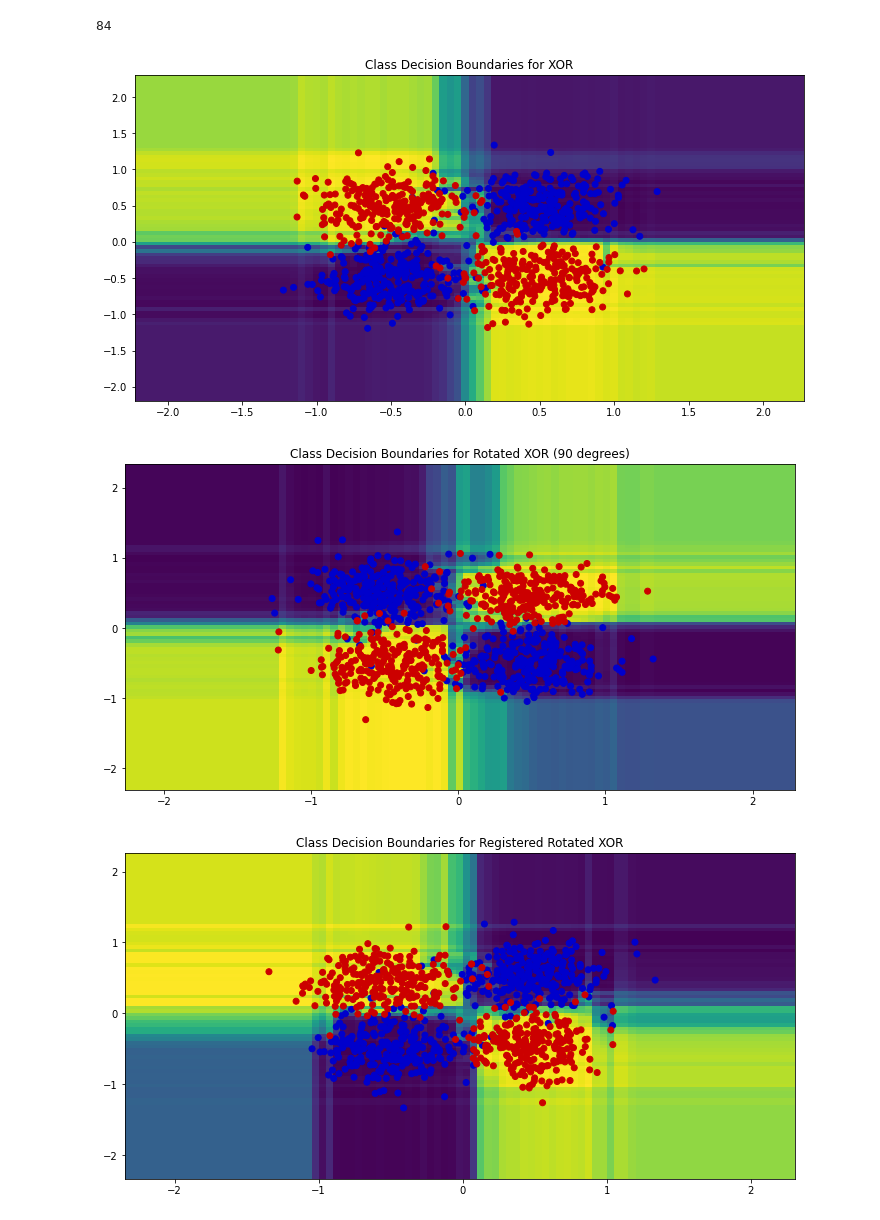
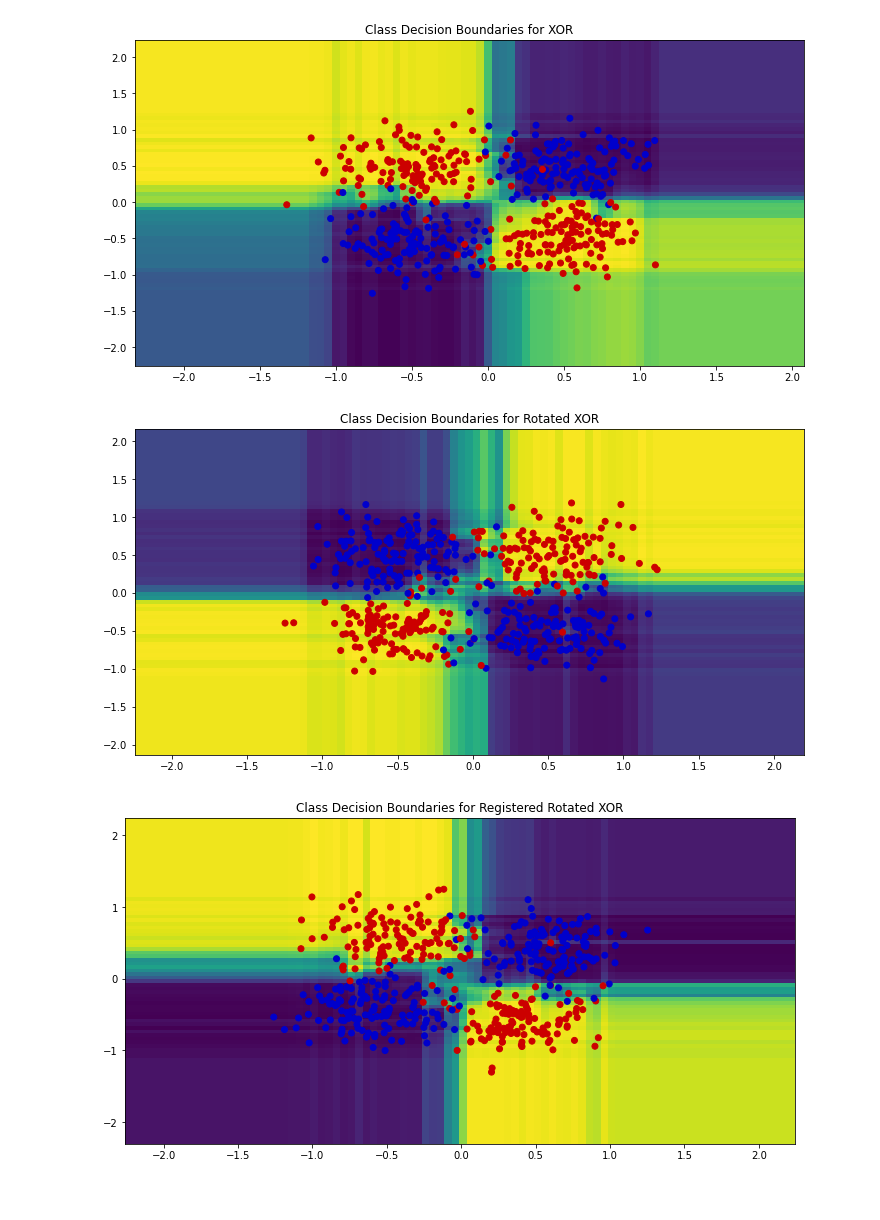
Before and after one commit to ykobaya9/ndd-links, a Jupyter notebook: Point_Set_DA.ipynb, the cells around one changed output. Drawn from its saved outputs; the diff is of its cells as text; code cells hidden in the pictures.

```diff
--- a/Point_Set_DA.ipynb
+++ b/Point_Set_DA.ipynb
@@ -190,8 +204,10 @@ def icp(A, B, y, init_pose=None, max_iterations=500, tolerance=1e-26):
     return T, src, i
 # %%
 # Supervised point set registration
-x1, y1 = make_XOR(n_samples=1000)
-x2, y2 = make_XOR(n_samples=1000, theta_rotation=np.pi/2)
+x1, y1 = generate_gaussian_parity(500)
+x2, y2 = generate_gaussian_parity(500, angle_params=np.pi/2)
+#x1, y1 = make_XOR(n_samples=500)
+#x2, y2 = make_XOR(n_samples=500, theta_rotation=np.pi/2)
 
 #Grid Setup for XOR1
 h = 0.05
@@ -213,26 +229,8 @@ grid2 = np.c_[xx2.ravel(), yy2.ravel()]
 
 #Grid Setup for XOR3
 h = 0.05
-#x1y1 = x1[np.where(y1 == 1)[0]]
-#x1y2 = x1[np.where(y1 == -1)[0]]
-#x2y1 = x2[np.where(y1 == 1)[0]]
-#x2y2 = x2[np.where(y1 == -1)[0]]
-
-#T_1, X3_1, i = icp(x2y1.copy(), x1y1.copy(), y1[np.where(y1 == 1)[0]])
-#X3_1 = X3_1.T[:,0:2]
-#T_2, X3_2, i = icp(x2y2.copy(), x1y2.copy(), y1[np.where(y1 == -1)[0]])
-#X3_2 = X3_2.T[:,0:2]
-#T_mean = (T_1+T_2) / 2
-
-T, X_3, i = icp(x2.copy(), x1.copy(), y2.copy())
+T, X_3, i = icp(x2.copy(), x1.copy(), y2.copy(), y1.copy())
 X3 = X_3.T[:,0:2]
-print(i)
-#m = x2.shape[1]
-#src = np.ones((m+1,x2.shape[0]))
-#src[:m,:] = np.copy(x2.T)
-#src = np.dot(T_mean, src)
-
-#X3 = src.T[:,0:2]
 
 Y3 = y2.copy()
 x3_min, x3_max = X3[:,0].min()-1, X3[:,0].max()+1
@@ -253,33 +251,31 @@ ZZ2 = ZZ2.reshape(xx2.shape)
 clf = RandomForestClassifier(n_estimators=500, max_depth=20)
 ZZ3 = clf.fit(X3,Y3).predict_proba(grid3)[:,0]
 ZZ3 = ZZ3.reshape(xx3.shape)
-# %% [output]
-84
 # %%
 #Plot the decision boundary for XOR1
 plt.figure(figsize=(12,6));
 plt.pcolormesh(xx1, yy1, ZZ1);
 plt.scatter(X1[:,0], X1[:,1], c=y1, cmap=cmap_bold);
 plt.xlim(xx1.min(), xx1.max());
 plt.ylim(yy1.min(), yy1.max());
 plt.title('Class Decision Boundaries for XOR');
 
 #Plot the decision boundary for XOR2
 plt.figure(figsize=(12,6));
 plt.pcolormesh(xx2, yy2, ZZ2);
 plt.scatter(X2[:,0], X2[:,1], c=y2, cmap=cmap_bold);
 plt.xlim(xx2.min(), xx2.max());
 plt.ylim(yy2.min(), yy2.max());
-plt.title('Class Decision Boundaries for Rotated XOR (90 degrees)');
+plt.title('Class Decision Boundaries for Rotated XOR');
 
 #Plot the decision boundary for XOR3
 plt.figure(figsize=(12,6));
 plt.pcolormesh(xx3, yy3, ZZ3);
 plt.scatter(X3[:,0], X3[:,1], c=y2, cmap=cmap_bold);
 plt.xlim(xx3.min(), xx3.max());
 plt.ylim(yy3.min(), yy3.max());
 plt.title('Class Decision Boundaries for Registered Rotated XOR');
 # %% [output]
-[figure, old version]
+[figure, new version]
-[figure, old version]
+[figure, new version]
-[figure, old version]
+[figure, new version]
```
Also changed, not shown: parts of 12 cells of this notebook.
